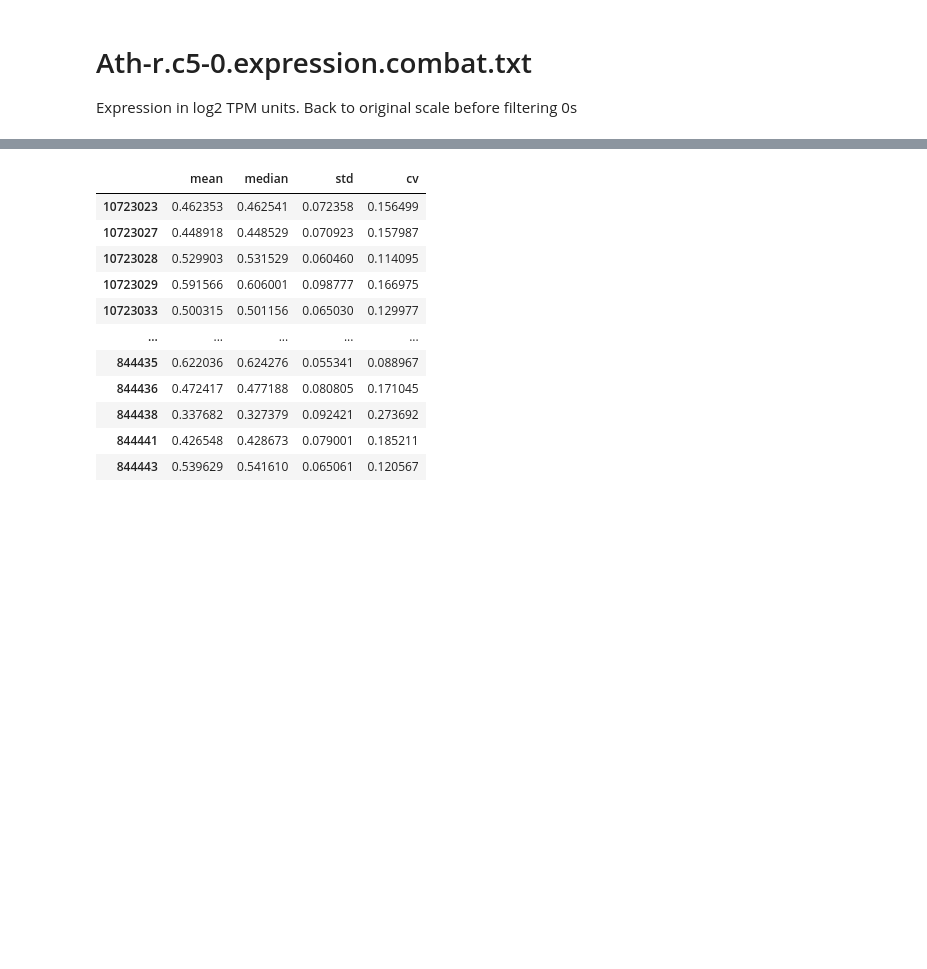
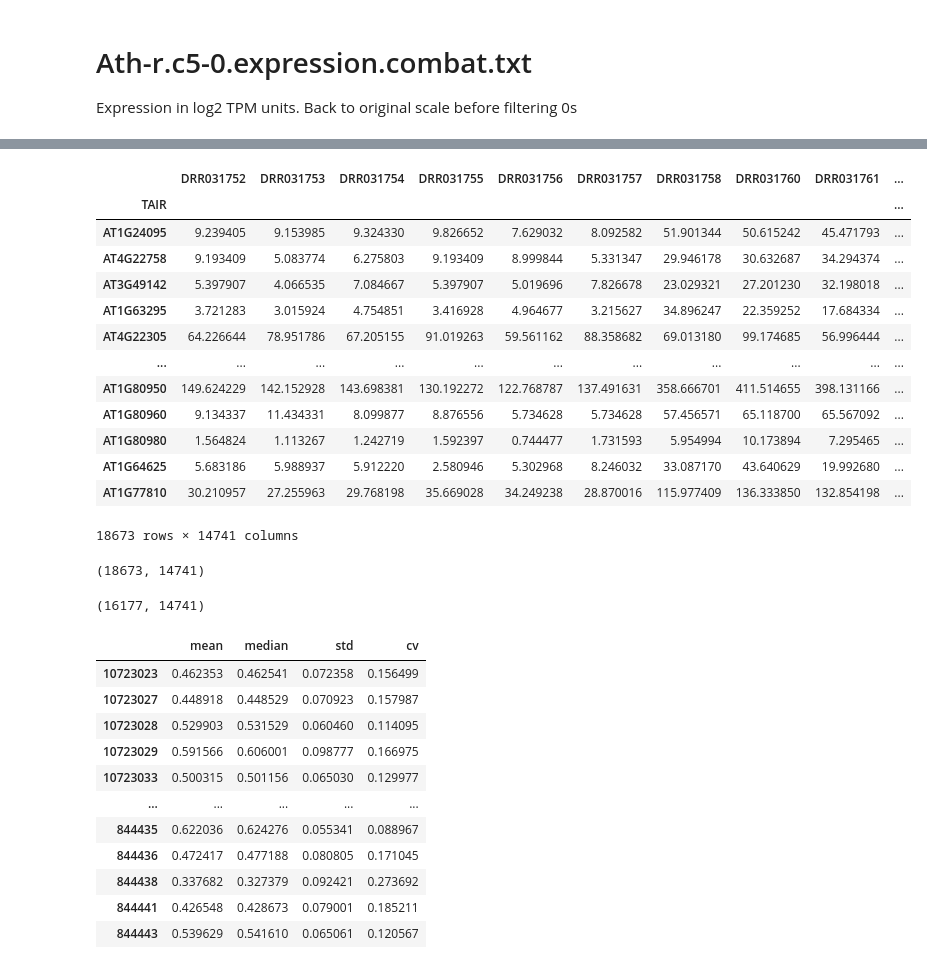
Before and after one commit to roinaveiro/dna_optim, a Jupyter notebook: EDA.ipynb, the cells around one changed output, grey strips where cells are left out. Cells and saved outputs as stored; diff of their text form; code cells hidden in the pictures; blank space fills up the shorter version.

```diff
--- a/EDA.ipynb
+++ b/EDA.ipynb
@@ -103,4 +117,4 @@ Expression in log2 TPM units. Back to original scale before filtering 0s
 # %%
 data = pd.read_csv("data/data_atted/original_files/Ath-r.c5-0.expression.combat.txt", sep = "\t")
 # %%
-data.shape
+data = 2**data
@@ -110,0 +150,22 @@ data_red = remove_low_expression_genes(data, pct_0=0.1)
+# %%
+conversion = pd.read_csv("data/gene_id_conversion.txt", delim_whitespace=True )
+conversion = conversion.set_index("ENTREZID")
+data = data[data.index.isin(conversion.index)]
+data.index = conversion.loc[data.index.values, 'TAIR']
+# %%
+data
+# %% [output]
+|  | DRR031752 | DRR031753 | DRR031754 | DRR031755 | DRR031756 | DRR031757 | DRR031758 | DRR031760 | DRR031761 | ... |
+| TAIR |  |  |  |  |  |  |  |  |  | ... |
+| AT1G24095 | 9.239405 | 9.153985 | 9.324330 | 9.826652 | 7.629032 | 8.092582 | 51.901344 | 50.615242 | 45.471793 | ... |
+| AT4G22758 | 9.193409 | 5.083774 | 6.275803 | 9.193409 | 8.999844 | 5.331347 | 29.946178 | 30.632687 | 34.294374 | ... |
+| AT3G49142 | 5.397907 | 4.066535 | 7.084667 | 5.397907 | 5.019696 | 7.826678 | 23.029321 | 27.201230 | 32.198018 | ... |
+| AT1G63295 | 3.721283 | 3.015924 | 4.754851 | 3.416928 | 4.964677 | 3.215627 | 34.896247 | 22.359252 | 17.684334 | ... |
+| AT4G22305 | 64.226644 | 78.951786 | 67.205155 | 91.019263 | 59.561162 | 88.358682 | 69.013180 | 99.174685 | 56.996444 | ... |
+| ... | ... | ... | ... | ... | ... | ... | ... | ... | ... | ... |
+| AT1G80950 | 149.624229 | 142.152928 | 143.698381 | 130.192272 | 122.768787 | 137.491631 | 358.666701 | 411.514655 | 398.131166 | ... |
+| AT1G80960 | 9.134337 | 11.434331 | 8.099877 | 8.876556 | 5.734628 | 5.734628 | 57.456571 | 65.118700 | 65.567092 | ... |
+| AT1G80980 | 1.564824 | 1.113267 | 1.242719 | 1.592397 | 0.744477 | 1.731593 | 5.954994 | 10.173894 | 7.295465 | ... |
+| AT1G64625 | 5.683186 | 5.988937 | 5.912220 | 2.580946 | 5.302968 | 8.246032 | 33.087170 | 43.640629 | 19.992680 | ... |
+| AT1G77810 | 30.210957 | 27.255963 | 29.768198 | 35.669028 | 34.249238 | 28.870016 | 115.977409 | 136.333850 | 132.854198 | ... |
+18673 rows × 14741 columns
@@ -111,3 +174,11 @@ data_red = remove_low_expression_genes(data, pct_0=0.1)
+# %%
+data.shape
+# %% [output]
+(18673, 14741)
+# %%
+data_red.shape
+# %% [output]
+(16177, 14741)
 # %%
 data_red = scale01(data_red)
 # %%
```
Also changed, not shown: parts of 11 cells of this notebook, 2 other files.
